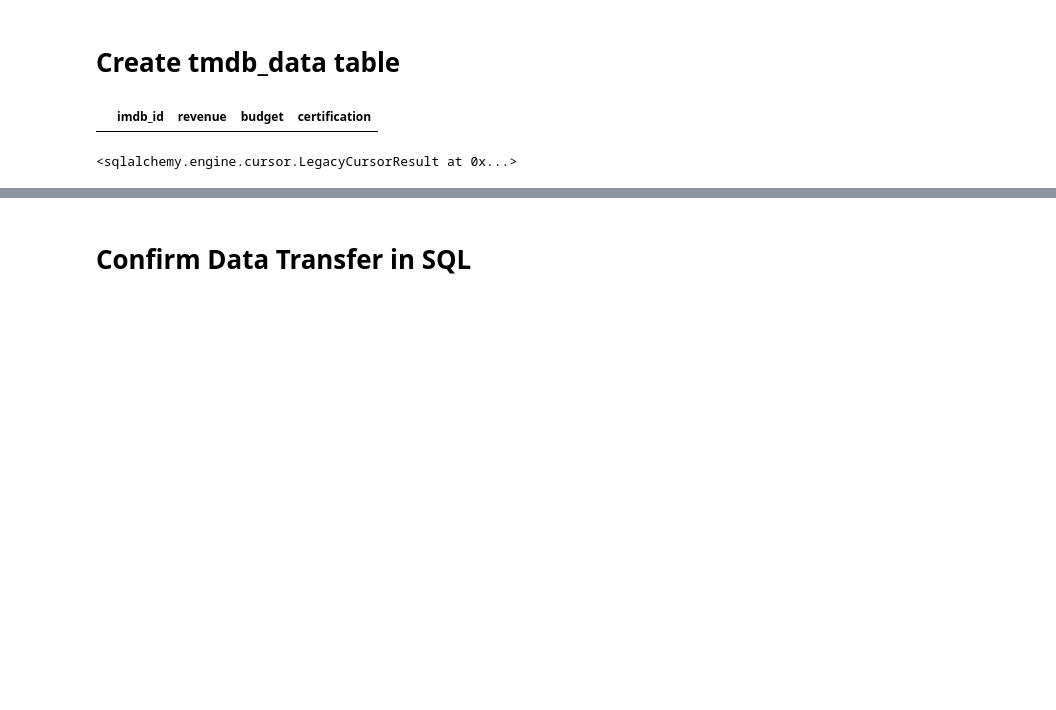
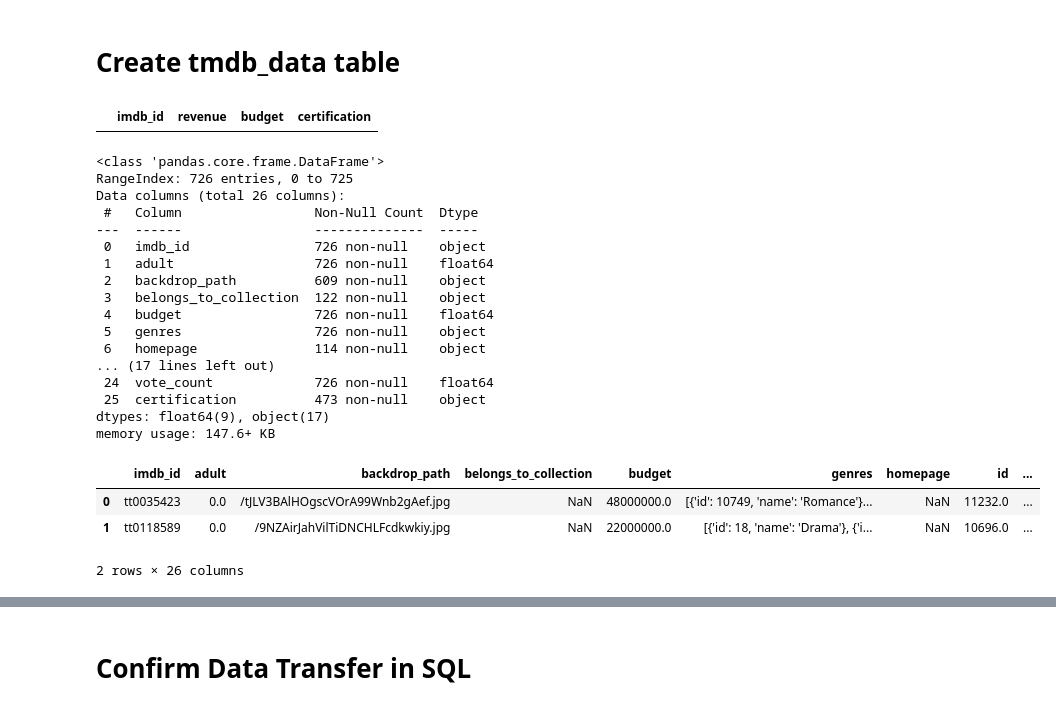
Before and after one commit to LoveidaLucero/Movie-Success-Analysis, a Jupyter notebook: Part 3B.ipynb, the cells around one changed output, grey strips where cells are left out. Saved outputs shown, nothing was run; the diff lists cells and outputs as text; code cells hidden in the pictures; blank space fills up the shorter version.

```diff
--- a/Part 3B.ipynb
+++ b/Part 3B.ipynb
@@ -227,7 +227,31 @@ tmdb_types = {"imdb_id":CHAR(12),
 #tmdb.to_sql('tmdb_data', conn, dtype=tmdb_types, if_exists='replace', index=False)     # commented out to avoid integrity error if ran again
 # %%
 # Set primary key for tmdb_data
-q = '''ALTER TABLE tmdb_data ADD PRIMARY KEY (imdb_id);'''
-engine.execute(q)
+#q = '''ALTER TABLE tmdb_data ADD PRIMARY KEY (`imdb_id`);'''
+#engine.execute(q)    #commented out to avoid 'multiple primary key defined' error
-# %% [output]
-<sqlalchemy.engine.cursor.LegacyCursorResult at 0x...>
+# %%
+tmdb_data_raw =pd.read_csv('Data/tmdb_results_combined.csv.gz')
+tmdb_data_raw.info()
+tmdb_data_raw.head(2)
+# %% [output]
+<class 'pandas.core.frame.DataFrame'>
+RangeIndex: 726 entries, 0 to 725
+Data columns (total 26 columns):
+ #   Column                 Non-Null Count  Dtype
+---  ------                 --------------  -----
+ 0   imdb_id                726 non-null    object
+ 1   adult                  726 non-null    float64
+ 2   backdrop_path          609 non-null    object
+ 3   belongs_to_collection  122 non-null    object
+ 4   budget                 726 non-null    float64
+ 5   genres                 726 non-null    object
+ 6   homepage               114 non-null    object
+... (17 lines left out)
+ 24  vote_count             726 non-null    float64
+ 25  certification          473 non-null    object
+dtypes: float64(9), object(17)
+memory usage: 147.6+ KB
+|  | imdb_id | adult | backdrop_path | belongs_to_collection | budget | genres | homepage | id | ... |
+| 0 | tt0035423 | 0.0 | /tJLV3BAlHOgscVOrA99Wnb2gAef.jpg | NaN | 48000000.0 | [{'id': 10749, 'name': 'Romance'}... | NaN | 11232.0 | ... |
+| 1 | tt0118589 | 0.0 | /9NZAirJahVilTiDNCHLFcdkwkiy.jpg | NaN | 22000000.0 | [{'id': 18, 'name': 'Drama'}, {'i... | NaN | 10696.0 | ... |
+2 rows × 26 columns
```
Also changed, not shown: parts of 3 cells of this notebook, 2 other files.
